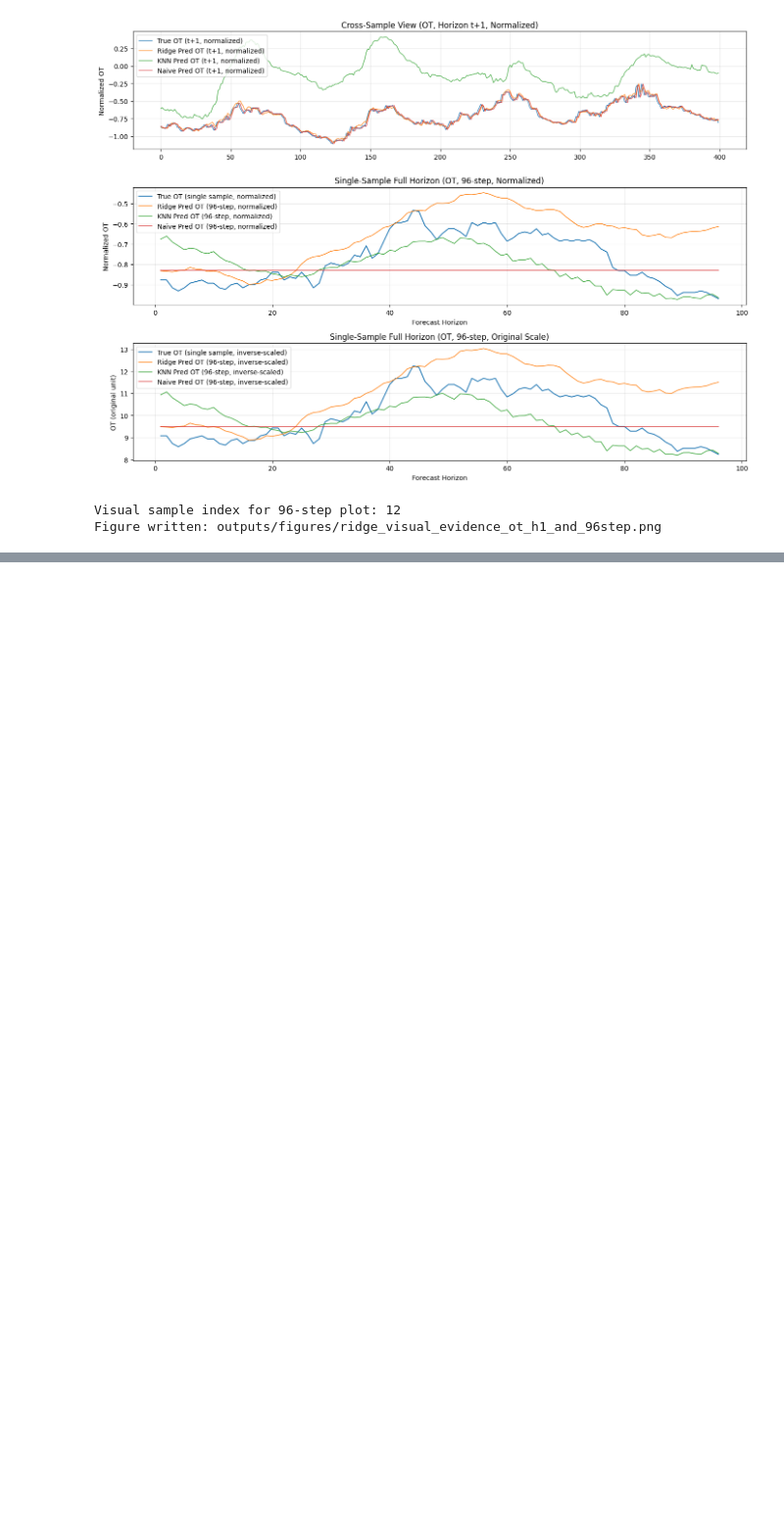
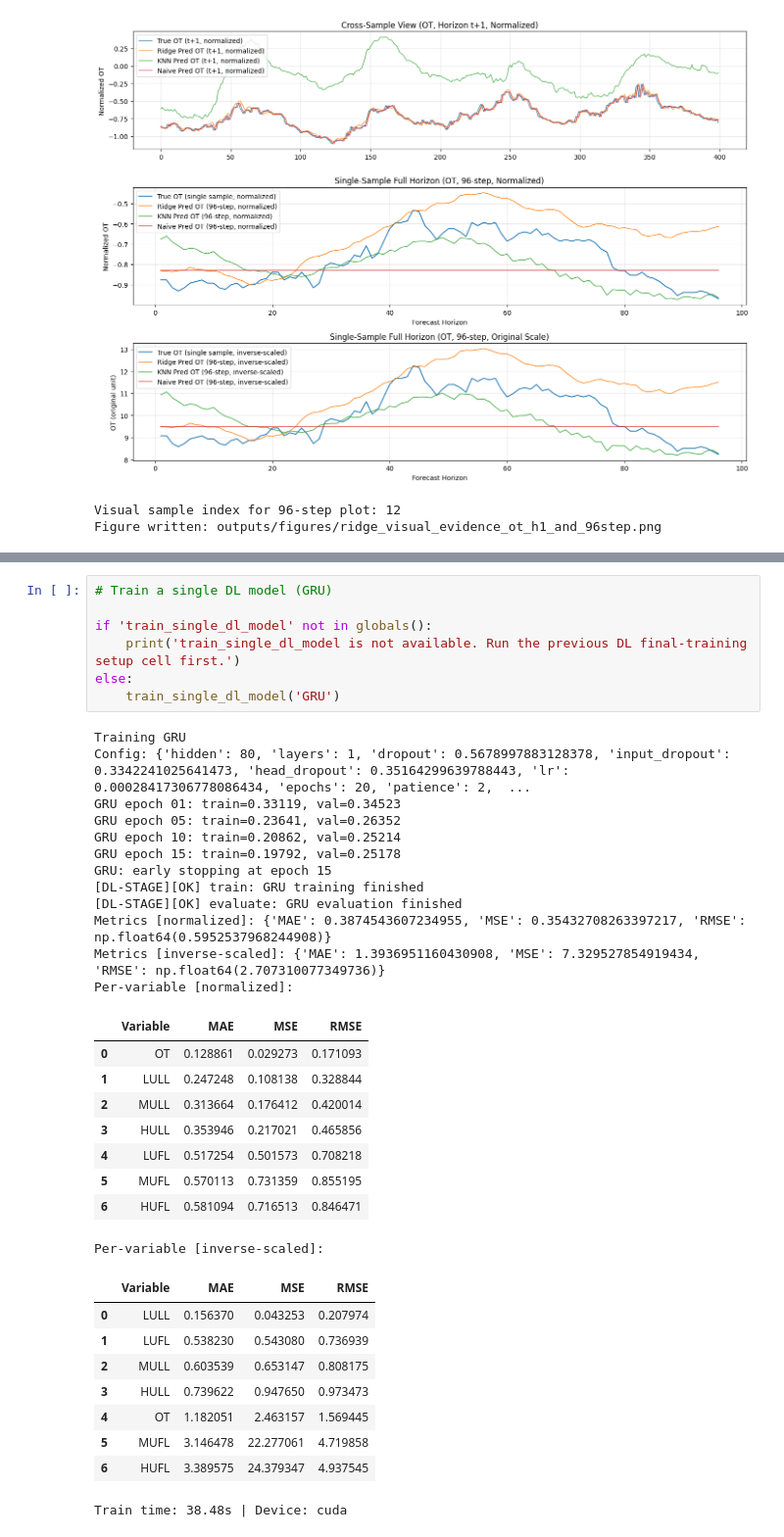
Before and after one commit to Zayne-Feng/ETTm-Forecasting, a Jupyter notebook: ettm1_end_to_end.ipynb, the cells around one changed output, grey strips where cells are left out. Shown at 98% size. Saved outputs shown, nothing was run; the diff lists cells and outputs as text; blank space fills up the shorter version.

```diff
--- a/ettm1_end_to_end.ipynb
+++ b/ettm1_end_to_end.ipynb
@@ -1562,0 +3318,38 @@ Figure written: outputs/figures/ridge_visual_evidence_ot_h1_and_96step.png
+# %%
+# Train a single DL model (GRU)
+
+if 'train_single_dl_model' not in globals():
+    print('train_single_dl_model is not available. Run the previous DL final-training setup cell first.')
+else:
+    train_single_dl_model('GRU')
+# %% [output]
+Training GRU
+Config: {'hidden': 80, 'layers': 1, 'dropout': 0.5678997883128378, 'input_dropout': 0.3342241025641473, 'head_dropout': 0.35164299639788443, 'lr': 0.00028417306778086434, 'epochs': 20, 'patience': 2,  ...
+GRU epoch 01: train=0.33119, val=0.34523
+GRU epoch 05: train=0.23641, val=0.26352
+GRU epoch 10: train=0.20862, val=0.25214
+GRU epoch 15: train=0.19792, val=0.25178
+GRU: early stopping at epoch 15
+[DL-STAGE][OK] train: GRU training finished
+[DL-STAGE][OK] evaluate: GRU evaluation finished
+Metrics [normalized]: {'MAE': 0.3874543607234955, 'MSE': 0.35432708263397217, 'RMSE': np.float64(0.5952537968244908)}
+Metrics [inverse-scaled]: {'MAE': 1.3936951160430908, 'MSE': 7.329527854919434, 'RMSE': np.float64(2.707310077349736)}
+Per-variable [normalized]:
+|  | Variable | MAE | MSE | RMSE |
+| 0 | OT | 0.128861 | 0.029273 | 0.171093 |
+| 1 | LULL | 0.247248 | 0.108138 | 0.328844 |
+| 2 | MULL | 0.313664 | 0.176412 | 0.420014 |
+| 3 | HULL | 0.353946 | 0.217021 | 0.465856 |
+| 4 | LUFL | 0.517254 | 0.501573 | 0.708218 |
+| 5 | MUFL | 0.570113 | 0.731359 | 0.855195 |
+| 6 | HUFL | 0.581094 | 0.716513 | 0.846471 |
+Per-variable [inverse-scaled]:
+|  | Variable | MAE | MSE | RMSE |
+| 0 | LULL | 0.156370 | 0.043253 | 0.207974 |
+| 1 | LUFL | 0.538230 | 0.543080 | 0.736939 |
+| 2 | MULL | 0.603539 | 0.653147 | 0.808175 |
+| 3 | HULL | 0.739622 | 0.947650 | 0.973473 |
+| 4 | OT | 1.182051 | 2.463157 | 1.569445 |
+| 5 | MUFL | 3.146478 | 22.277061 | 4.719858 |
+| 6 | HUFL | 3.389575 | 24.379347 | 4.937545 |
+Train time: 38.48s | Device: cuda
```
Also changed, not shown: parts of 21 cells of this notebook, 11 other files.
